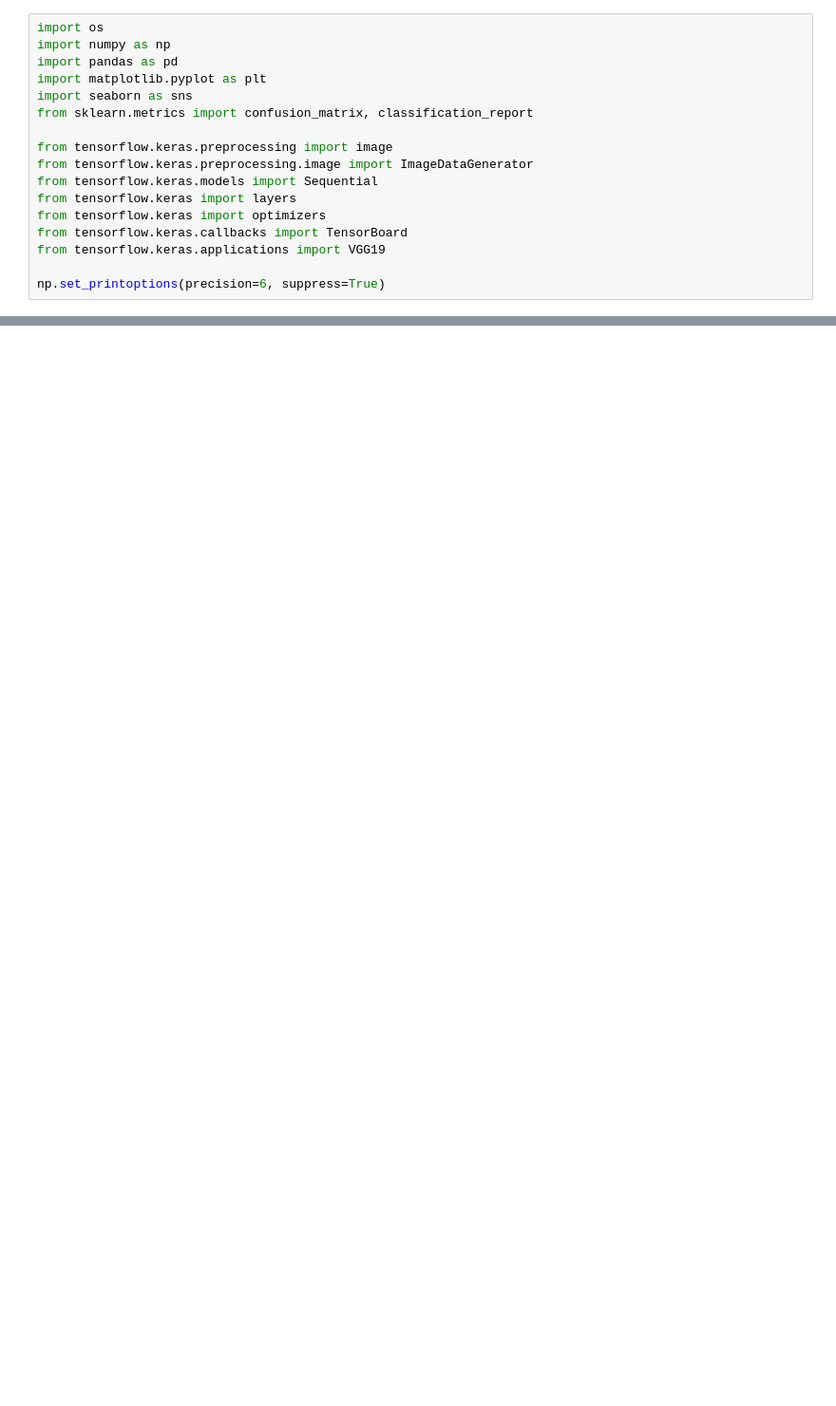
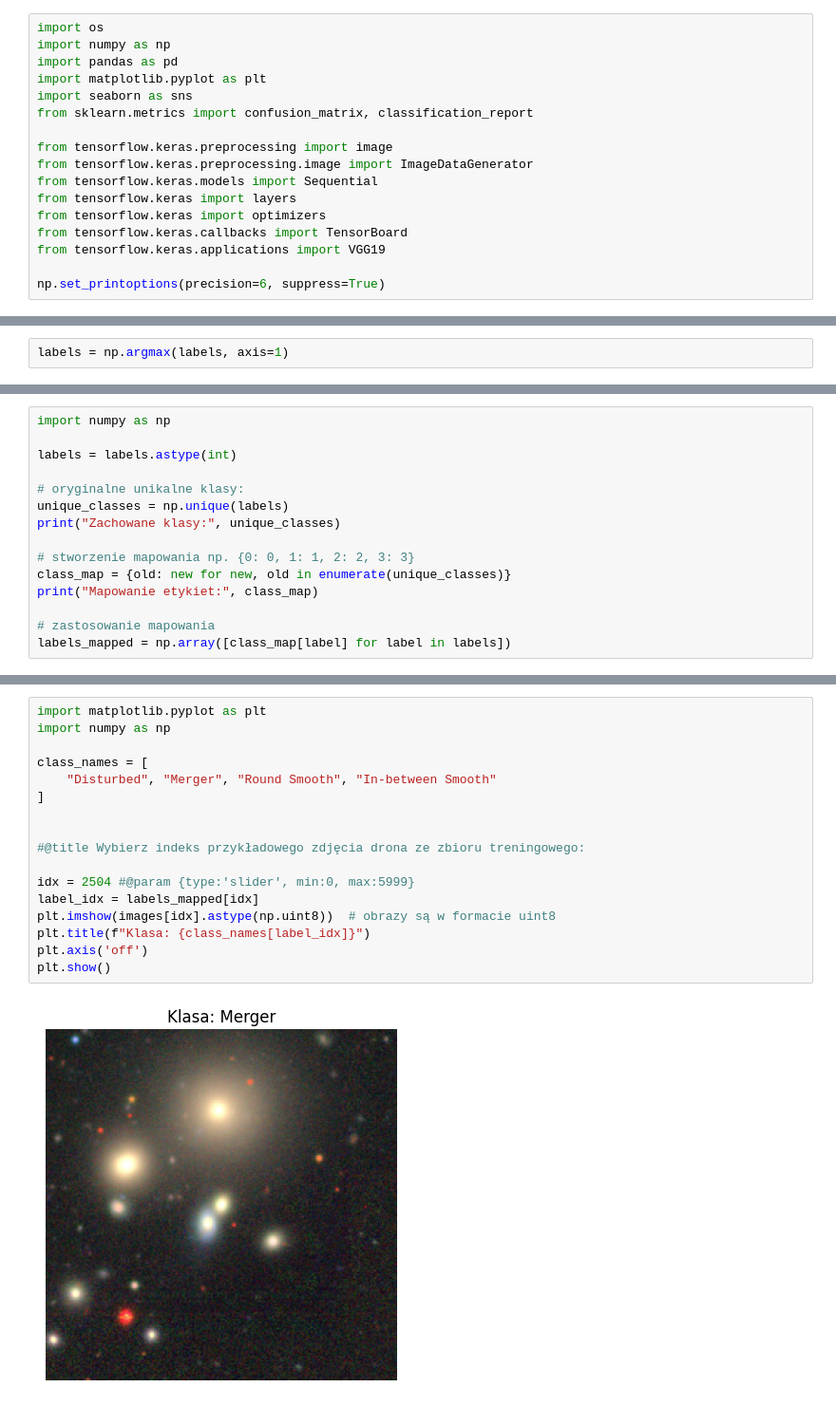
Before and after one commit to pevu97/Aerial-Object-Classifier, a Jupyter notebook: model.ipynb, the cells around one changed output, grey strips where cells are left out. Shown: that part at 95% size. Drawn from its saved outputs; the diff is of its cells as text; blank space fills up the shorter version.

```diff
--- a/model.ipynb
+++ b/model.ipynb
@@ -156,0 +51,2 @@ NameError: name 'catalog' is not defined
+# %%
+labels = np.argmax(labels, axis=1)
@@ -156,0 +60,15 @@ NameError: name 'catalog' is not defined
+# %%
+import numpy as np
+
+labels = labels.astype(int)
+
+# oryginalne unikalne klasy:
+unique_classes = np.unique(labels)
+print("Zachowane klasy:", unique_classes)
+
+# stworzenie mapowania np. {0: 0, 1: 1, 2: 2, 3: 3}
+class_map = {old: new for new, old in enumerate(unique_classes)}
+print("Mapowanie etykiet:", class_map)
+
+# zastosowanie mapowania
+labels_mapped = np.array([class_map[label] for label in labels])
@@ -156,0 +99,19 @@ NameError: name 'catalog' is not defined
+# %%
+import matplotlib.pyplot as plt
+import numpy as np
+
+class_names = [
+    "Disturbed", "Merger", "Round Smooth", "In-between Smooth"
+]
+
+
+#@title Wybierz indeks przykładowego zdjęcia drona ze zbioru treningowego:
+
+idx = 2504 #@param {type:'slider', min:0, max:5999}
+label_idx = labels_mapped[idx]
+plt.imshow(images[idx].astype(np.uint8))  # obrazy są w formacie uint8
+plt.title(f"Klasa: {class_names[label_idx]}")
+plt.axis('off')
+plt.show()
+# %% [output]
+[figure, added]
```
Also changed, not shown: parts of 22 cells of this notebook.
